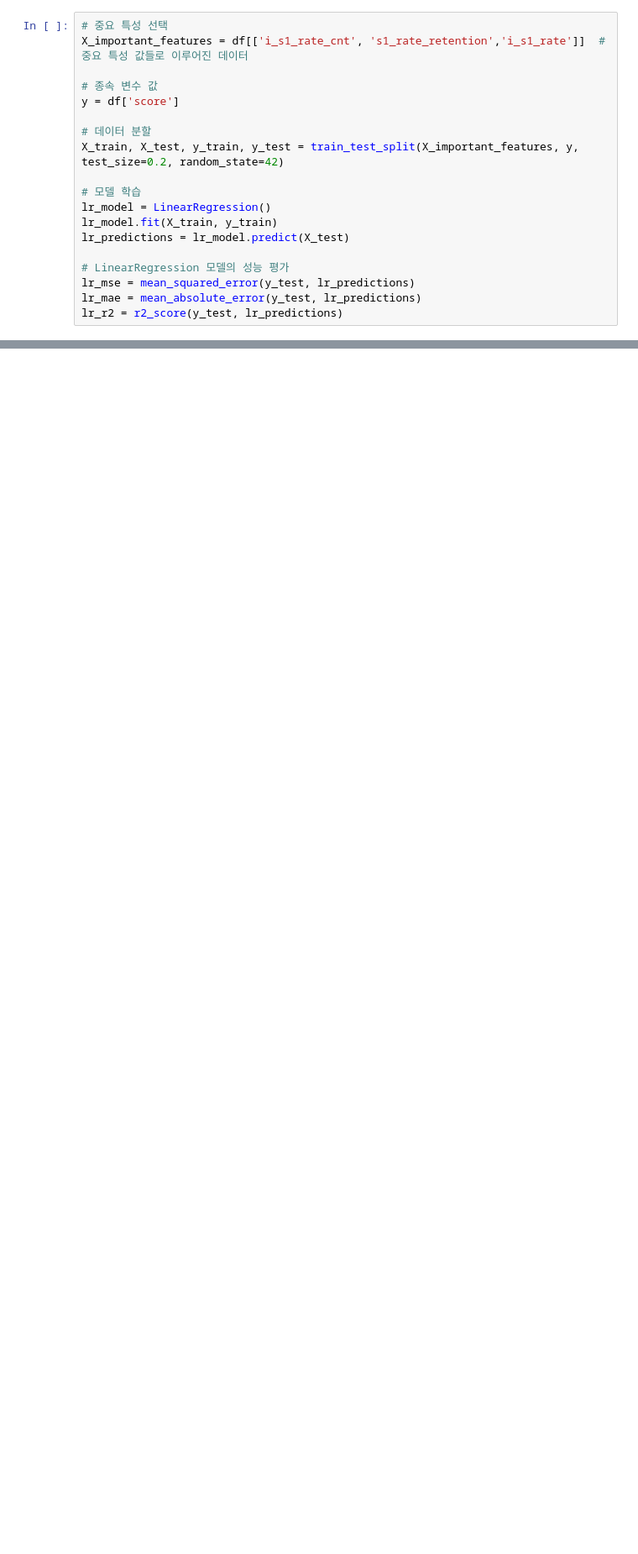
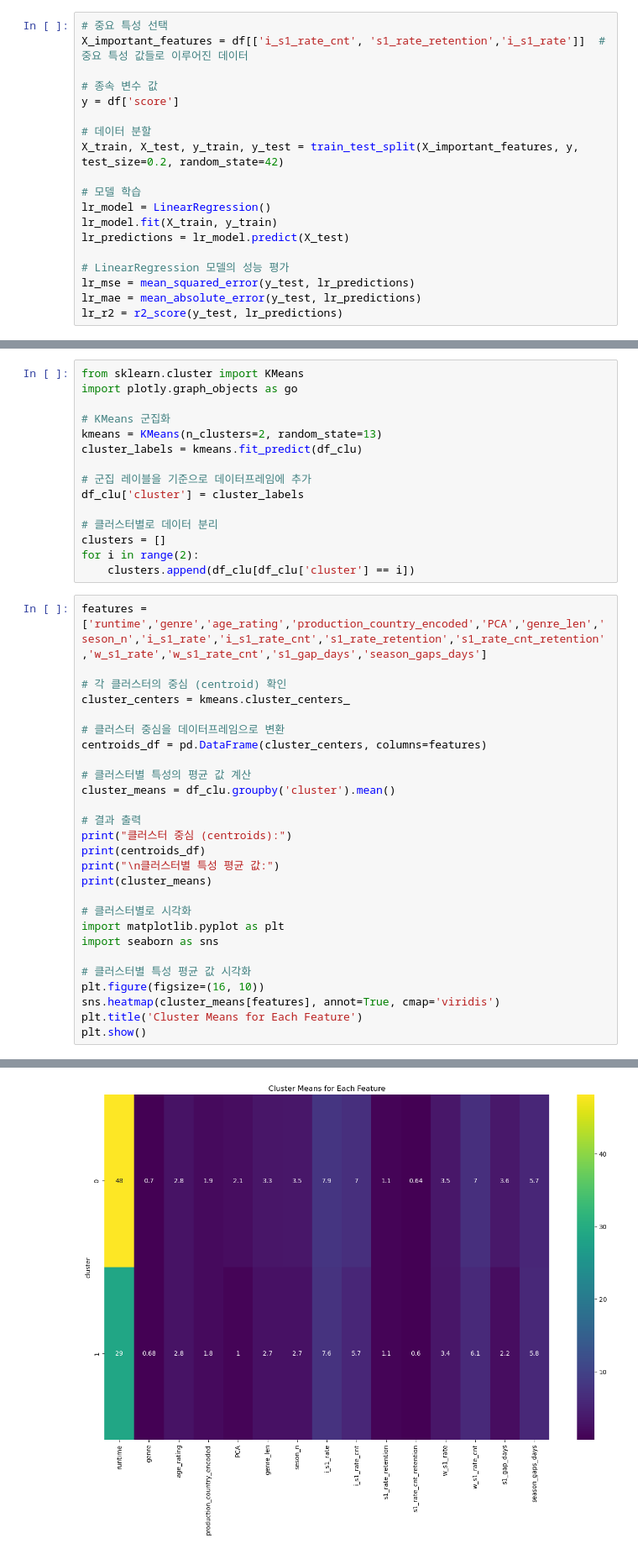
Before and after one commit to JoQri/ML_Netflix_project, a Jupyter notebook: ml/v3.ipynb, the cells around one changed output, grey strips where cells are left out. Shown: that part at 84% size. Saved outputs shown, nothing was run; the diff lists cells and outputs as text; blank space fills up the shorter version.

```diff
--- a/ml/v3.ipynb
+++ b/ml/v3.ipynb
@@ -332,0 +370,43 @@ LinearRegression  13.251991  2.849296  0.867353
+# %%
+from sklearn.cluster import KMeans
+import plotly.graph_objects as go
+
+# KMeans 군집화
+kmeans = KMeans(n_clusters=2, random_state=13)
+cluster_labels = kmeans.fit_predict(df_clu)
+
+# 군집 레이블을 기준으로 데이터프레임에 추가
+df_clu['cluster'] = cluster_labels
+
+# 클러스터별로 데이터 분리
+clusters = []
+for i in range(2):
+    clusters.append(df_clu[df_clu['cluster'] == i])
+# %%
+features = ['runtime','genre','age_rating','production_country_encoded','PCA','genre_len','seson_n','i_s1_rate','i_s1_rate_cnt','s1_rate_retention','s1_rate_cnt_retention','w_s1_rate','w_s1_rate_cnt','s1_gap_days','season_gaps_days']
+
+# 각 클러스터의 중심 (centroid) 확인
+cluster_centers = kmeans.cluster_centers_
+
+# 클러스터 중심을 데이터프레임으로 변환
+centroids_df = pd.DataFrame(cluster_centers, columns=features)
+
+# 클러스터별 특성의 평균 값 계산
+cluster_means = df_clu.groupby('cluster').mean()
+
+# 결과 출력
+print("클러스터 중심 (centroids):")
+print(centroids_df)
+print("\n클러스터별 특성 평균 값:")
+print(cluster_means)
+
+# 클러스터별로 시각화
+import matplotlib.pyplot as plt
+import seaborn as sns
+
+# 클러스터별 특성 평균 값 시각화
+plt.figure(figsize=(16, 10))
+sns.heatmap(cluster_means[features], annot=True, cmap='viridis')
+plt.title('Cluster Means for Each Feature')
+plt.show()
+# %% [output]
@@ -332,0 +430 @@ LinearRegression  13.251991  2.849296  0.867353
+[figure, added]
```
Also changed, not shown: parts of 27 cells of this notebook, 6 other files.
